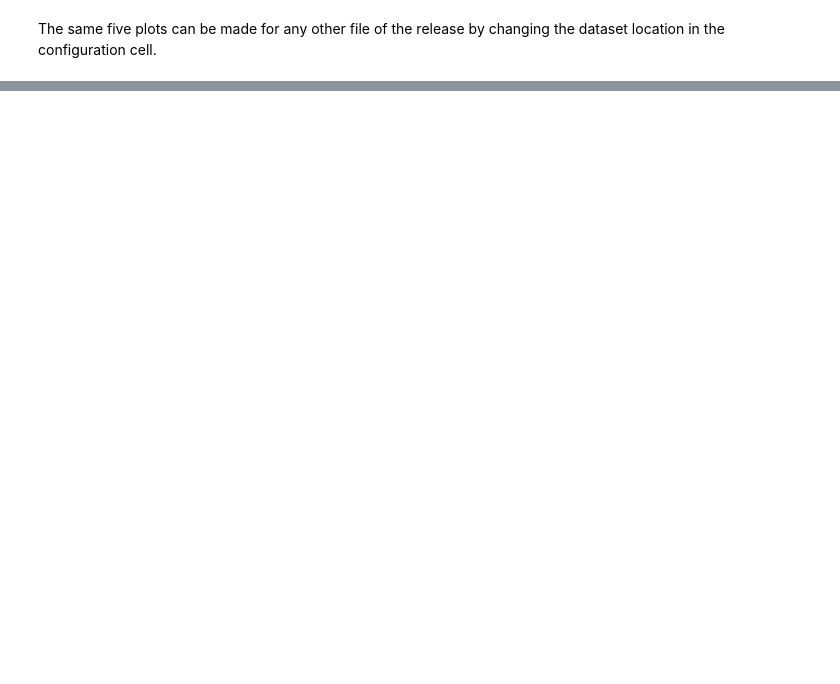
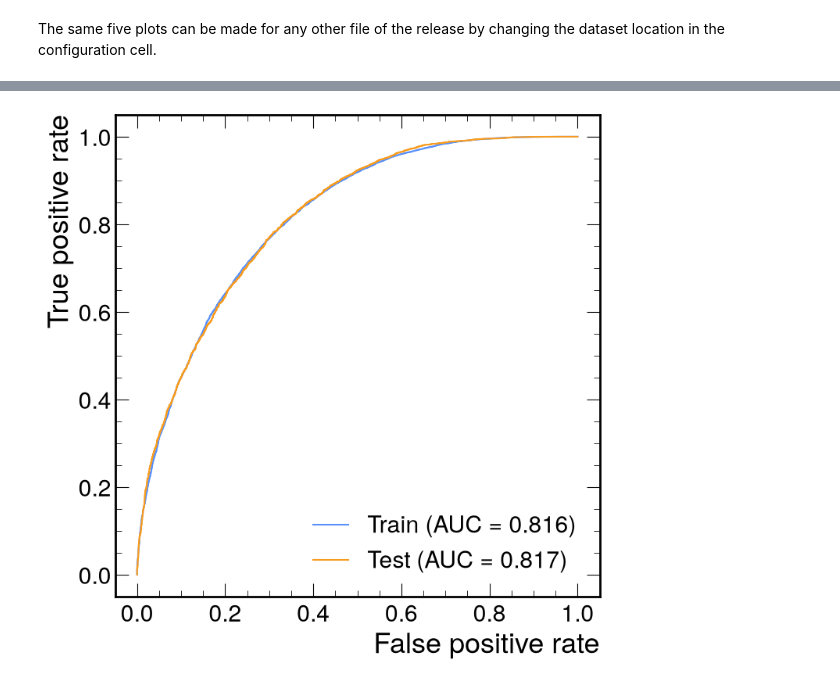
Before and after one commit to cms-cmu/hh4b-benchmark, a Jupyter notebook: notebooks/dataset_demo.ipynb, the cells around one changed output, grey strips where cells are left out. Drawn from its saved outputs; the diff is of its cells as text; code cells hidden in the pictures; blank space fills up the shorter version.

Commit message:
add NN training example

```diff
--- a/notebooks/dataset_demo.ipynb
+++ b/notebooks/dataset_demo.ipynb
@@ -49,2 +60,7 @@ plt.show()
 # %% [markdown]
 The same five plots can be made for any other file of the release by changing the dataset location in the configuration cell.
+# %%
+# filter signal region events
+data_inputs = data[data.SR == True].drop(["SR"], axis=1)
+background_inputs = background[background.SR == True].drop(["SR"], axis=1)
+print(data_inputs, background_inputs)
@@ -50,0 +116,23 @@ The same five plots can be made for any other file of the release by changing th
+# %%
+# define a simple neural network with 5 hidden layers
+class NeuralNetwork(nn.Module):
+    def __init__(self):
+        super().__init__()
+        self.flatten = nn.Flatten()
+        self.linear_relu_stack = nn.Sequential(
+            nn.Linear(5, 64),
+            nn.ReLU(),
+            nn.Linear(64, 64),
+            nn.ReLU(),
+            nn.Linear(64, 1),
+        )
+
+    def forward(self, x):
+        x = self.flatten(x)
+        logits = self.linear_relu_stack(x)
+        return logits
+
+loss_fn = nn.BCEWithLogitsLoss(reduction="none")  # per-event loss, weighted and summed in the training loop
+# %%
+device = torch.accelerator.current_accelerator().type if torch.accelerator.is_available() else "cpu"
+print(f"Using {device} device")
@@ -50,0 +192,19 @@ The same five plots can be made for any other file of the release by changing th
+# %%
+# ROC curves of the trained network on the training and test sets
+model.eval()
+with torch.inference_mode():
+    p_train = torch.sigmoid(model(X_train).squeeze()).cpu().numpy()
+    p_test = torch.sigmoid(model(X_test).squeeze()).cpu().numpy()
+y_train_np = Y_train.cpu().numpy()
+y_test_np = Y_test.cpu().numpy()
+
+fig, ax = plt.subplots(figsize=(8, 8))
+for name, y_true, p in [("Train", y_train_np, p_train), ("Test", y_test_np, p_test)]:
+    fpr, tpr, _ = roc_curve(y_true, p)
+    ax.plot(fpr, tpr, label=f"{name} (AUC = {roc_auc_score(y_true, p):.3f})")
+ax.set_xlabel("False positive rate")
+ax.set_ylabel("True positive rate")
+ax.legend(loc="lower right")
+plt.show()
+# %% [output]
+[figure, added]
```
Also changed, not shown: parts of 10 cells of this notebook.
